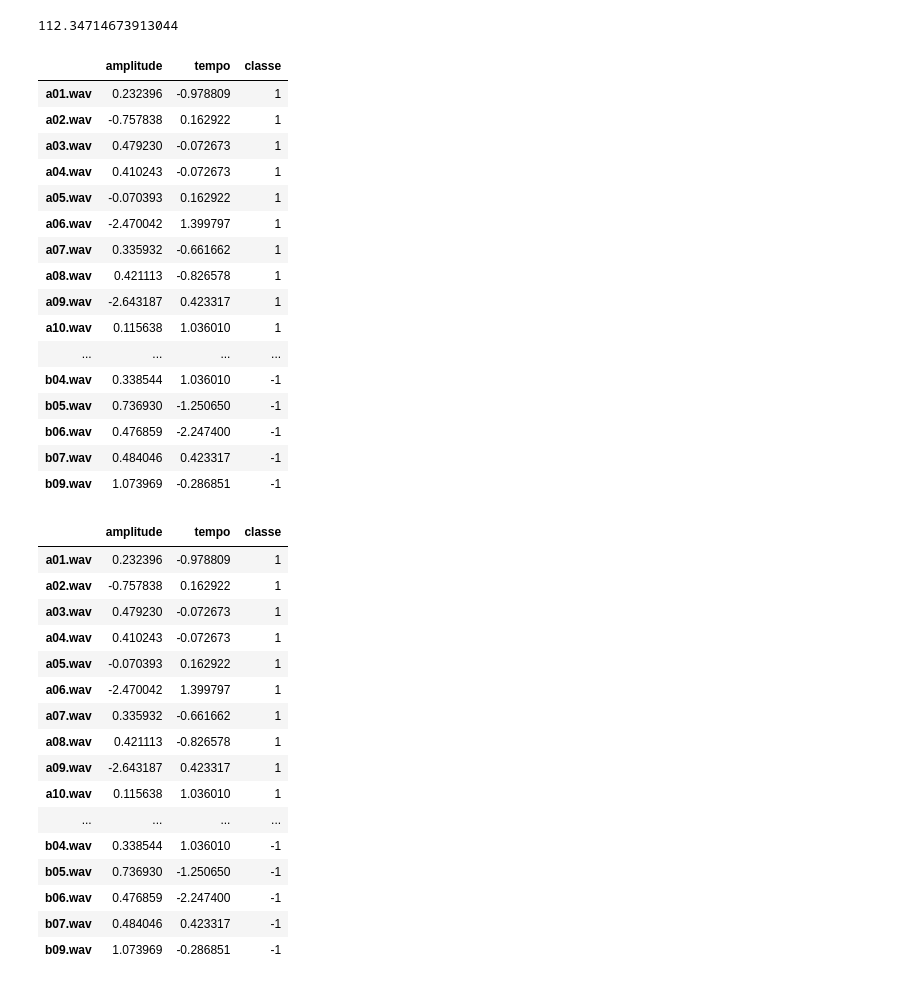
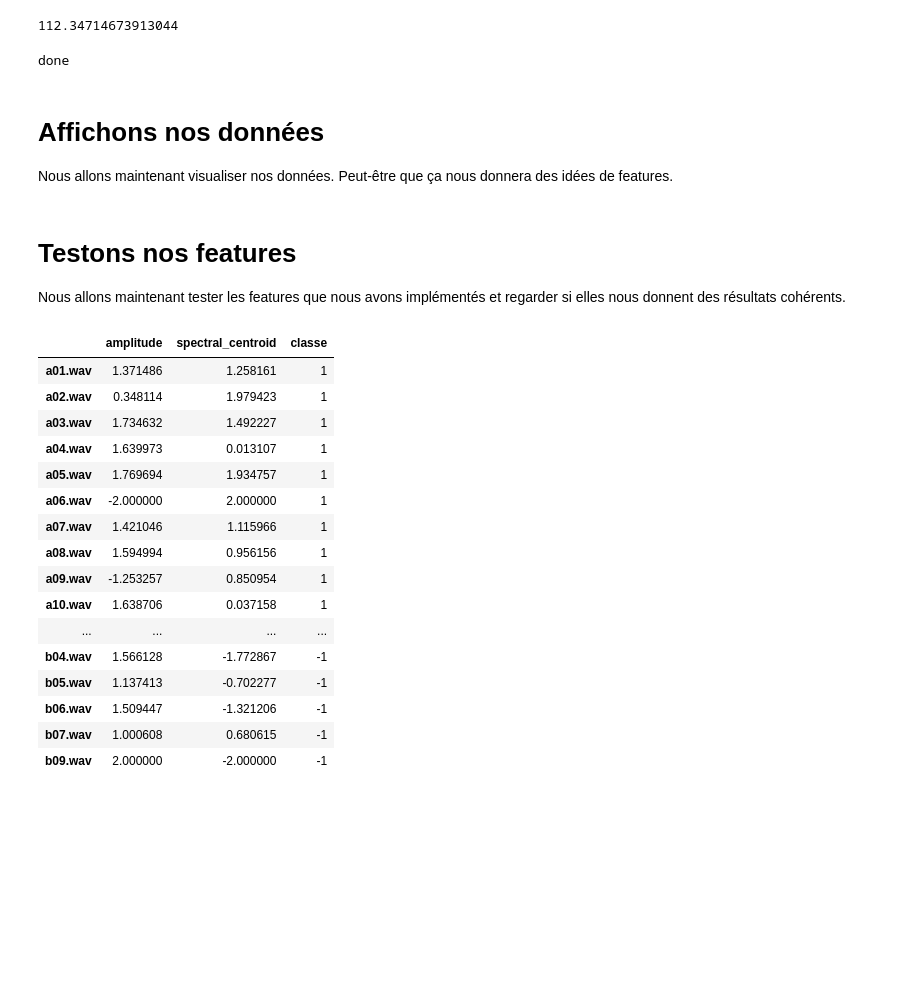
Before and after one commit to Th0rgal/MiniProjet, a Jupyter notebook: projet.ipynb, the cells around one changed output. Saved outputs shown, nothing was run; the diff lists cells and outputs as text; code cells hidden in the pictures; blank space fills up the shorter version.

```diff
--- a/projet.ipynb
+++ b/projet.ipynb
@@ -58,54 +55,43 @@ tempo
 112.34714673913044
 # %%
 musics = load_musics(data_dir + "musics/")
+print("done")
+# %% [output]
+done
+# %% [markdown]
+# Affichons nos données
+Nous allons maintenant visualiser nos données. Peut-être que ça nous donnera des idées de features.
+# %% [markdown]
+# Testons nos features
+Nous allons maintenant tester les features que nous avons implémentés et regarder si elles nous donnent des résultats cohérents.
 # %%
 df = pd.DataFrame({
 	'amplitude' : musics.apply(mean_amplitude),
-    'tempo' : musics.apply(get_tempo),
+    'spectral_centroid' : musics.apply(spectral_centroid),
 	'classe': musics.index.map(lambda name: 1 if name[0] == 'a' else -1),
 })
 # %%
-dfstd =  (df - df.mean()) / df.std()
+dfstd = ((df-df.min())/(df.max()-df.min())-0.5)*4
 dfstd["classe"] = df["classe"]
-dfstd
+dfstd.style.background_gradient(cmap='RdYlGn_r')
 # %% [output]
-|  | amplitude | tempo | classe |
-| a01.wav | 0.232396 | -0.978809 | 1 |
-| a02.wav | -0.757838 | 0.162922 | 1 |
-| a03.wav | 0.479230 | -0.072673 | 1 |
-| a04.wav | 0.410243 | -0.072673 | 1 |
-| a05.wav | -0.070393 | 0.162922 | 1 |
-| a06.wav | -2.470042 | 1.399797 | 1 |
-| a07.wav | 0.335932 | -0.661662 | 1 |
-| a08.wav | 0.421113 | -0.826578 | 1 |
-| a09.wav | -2.643187 | 0.423317 | 1 |
-| a10.wav | 0.115638 | 1.036010 | 1 |
+|  | amplitude | spectral_centroid | classe |
+| a01.wav | 1.371486 | 1.258161 | 1 |
+| a02.wav | 0.348114 | 1.979423 | 1 |
+| a03.wav | 1.734632 | 1.492227 | 1 |
+| a04.wav | 1.639973 | 0.013107 | 1 |
+| a05.wav | 1.769694 | 1.934757 | 1 |
+| a06.wav | -2.000000 | 2.000000 | 1 |
+| a07.wav | 1.421046 | 1.115966 | 1 |
+| a08.wav | 1.594994 | 0.956156 | 1 |
+| a09.wav | -1.253257 | 0.850954 | 1 |
+| a10.wav | 1.638706 | 0.037158 | 1 |
 | ... | ... | ... | ... |
-| b04.wav | 0.338544 | 1.036010 | -1 |
-| b05.wav | 0.736930 | -1.250650 | -1 |
-| b06.wav | 0.476859 | -2.247400 | -1 |
-| b07.wav | 0.484046 | 0.423317 | -1 |
-| b09.wav | 1.073969 | -0.286851 | -1 |
+| b04.wav | 1.566128 | -1.772867 | -1 |
+| b05.wav | 1.137413 | -0.702277 | -1 |
+| b06.wav | 1.509447 | -1.321206 | -1 |
+| b07.wav | 1.000608 | 0.680615 | -1 |
+| b09.wav | 2.000000 | -2.000000 | -1 |
-# %%
-dfstd.style.background_gradient(cmap='RdYlGn_r')
-# %% [output]
-|  | amplitude | tempo | classe |
-| a01.wav | 0.232396 | -0.978809 | 1 |
-| a02.wav | -0.757838 | 0.162922 | 1 |
-| a03.wav | 0.479230 | -0.072673 | 1 |
-| a04.wav | 0.410243 | -0.072673 | 1 |
-| a05.wav | -0.070393 | 0.162922 | 1 |
-| a06.wav | -2.470042 | 1.399797 | 1 |
-| a07.wav | 0.335932 | -0.661662 | 1 |
-| a08.wav | 0.421113 | -0.826578 | 1 |
-| a09.wav | -2.643187 | 0.423317 | 1 |
-| a10.wav | 0.115638 | 1.036010 | 1 |
-| ... | ... | ... | ... |
-| b04.wav | 0.338544 | 1.036010 | -1 |
-| b05.wav | 0.736930 | -1.250650 | -1 |
-| b06.wav | 0.476859 | -2.247400 | -1 |
-| b07.wav | 0.484046 | 0.423317 | -1 |
-| b09.wav | 1.073969 | -0.286851 | -1 |
 # %%
 fig = Figure(figsize=(7,7))
 sns.heatmap(dfstd.corr(), fmt='0.2f', annot=True, square=True, cmap='RdYlGn_r', vmin=-1, vmax=1, ax=fig.add_subplot())
```
Also changed, not shown: parts of 6 cells of this notebook, 1 other file.
